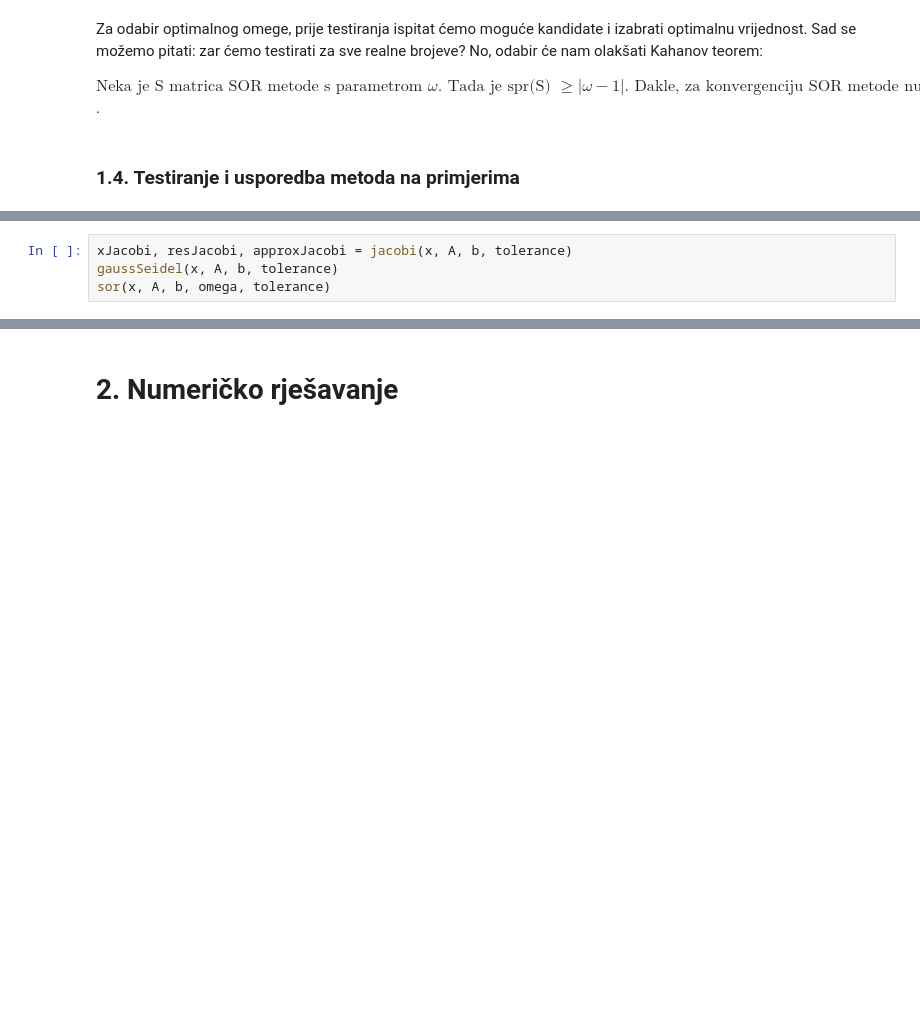
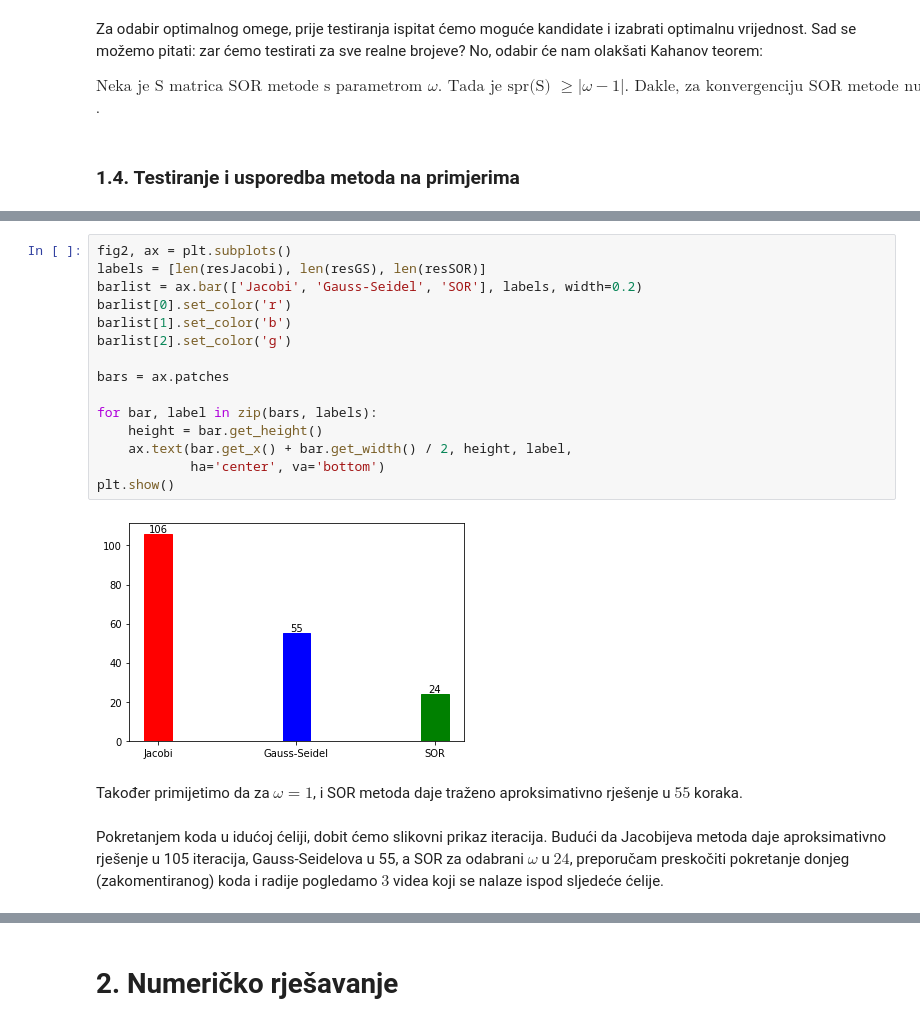
Before and after one commit to matkobrandic/PythonEssay, a Jupyter notebook: Numeričko rješavanje sustava linearnih jednadžbi i inicijalnog problema za ODJ.ipynb, the cells around one changed output, grey strips where cells are left out. Saved outputs shown, nothing was run; the diff lists cells and outputs as text; blank space fills up the shorter version.

```diff
--- a/Numeričko rješavanje sustava linearnih jednadžbi i inicijalnog problema za ODJ.ipynb
+++ b/Numeričko rješavanje sustava linearnih jednadžbi i inicijalnog problema za ODJ.ipynb
@@ -324,4 +299,0 @@ LinAlgError: Singular matrix
-# %%
-xJacobi, resJacobi, approxJacobi = jacobi(x, A, b, tolerance)
-gaussSeidel(x, A, b, tolerance)
-sor(x, A, b, omega, tolerance)
@@ -327,0 +333,21 @@ sor(x, A, b, omega, tolerance)
+# %%
+fig2, ax = plt.subplots()
+labels = [len(resJacobi), len(resGS), len(resSOR)]
+barlist = ax.bar(['Jacobi', 'Gauss-Seidel', 'SOR'], labels, width=0.2)
+barlist[0].set_color('r')
+barlist[1].set_color('b')
+barlist[2].set_color('g')
+
+bars = ax.patches
+
+for bar, label in zip(bars, labels):
+    height = bar.get_height()
+    ax.text(bar.get_x() + bar.get_width() / 2, height, label,
+            ha='center', va='bottom')
+plt.show()
+# %% [output]
+[figure, added]
+# %% [markdown]
+Također primijetimo da za $\omega=1$, i SOR metoda daje traženo aproksimativno rješenje u $55$ koraka.
+# %% [markdown]
+Pokretanjem koda u idućoj ćeliji, dobit ćemo slikovni prikaz iteracija. Budući da Jacobijeva metoda daje aproksimativno rješenje u 105 iteracija, Gauss-Seidelova u 55, a SOR za odabrani $\omega$ u $24$, preporučam preskočiti pokretanje donjeg (zakomentiranog) koda i radije pogledamo $3$ videa koji se nalaze ispod sljedeće ćelije.
```
Also changed, not shown: parts of 26 cells of this notebook, 3 other files.
